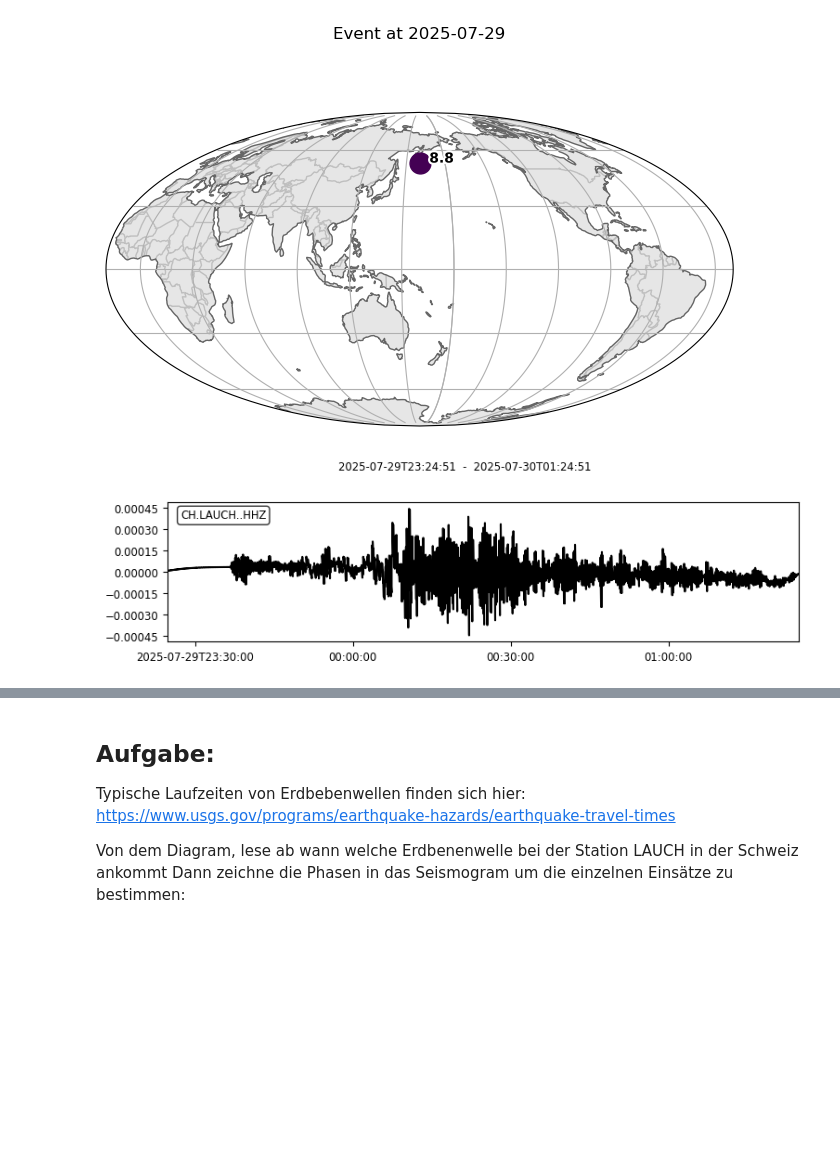
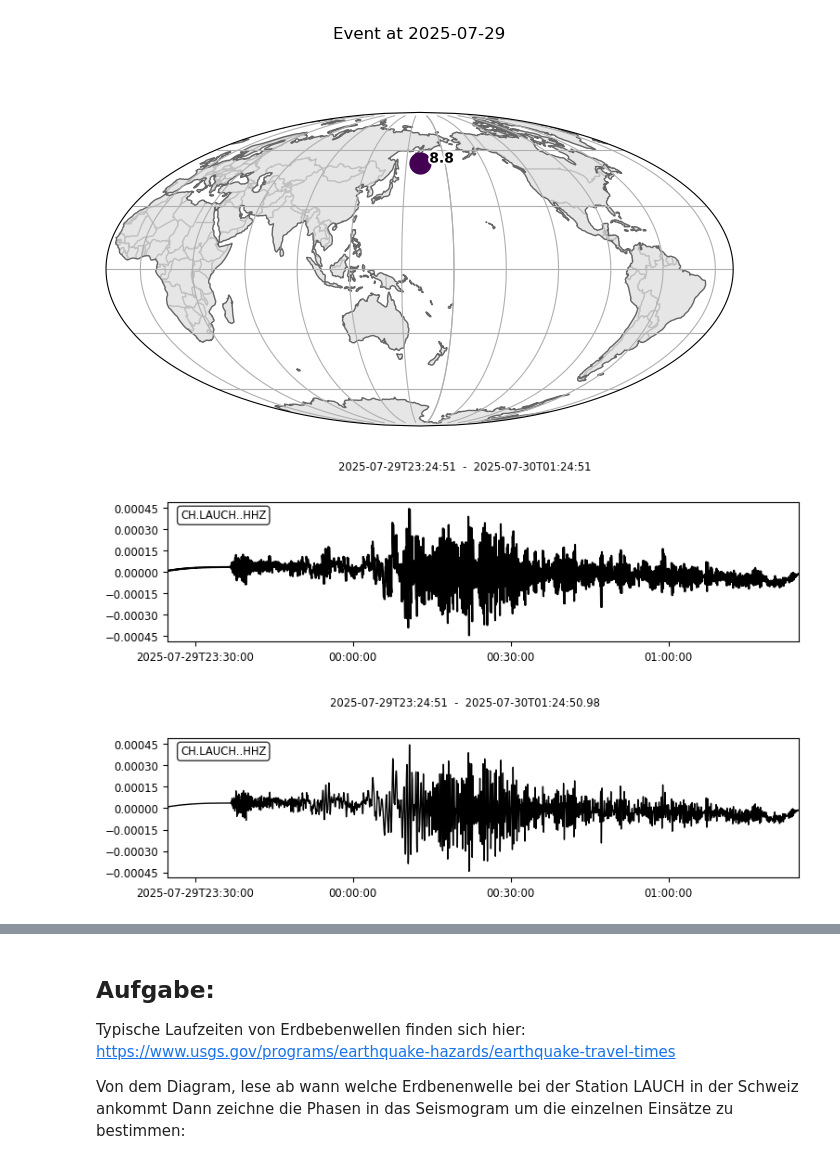
Before and after one commit to niko-d/test_setup, a Jupyter notebook: notebooks/ErdbebenDaten.ipynb, the cells around one changed output, grey strips where cells are left out. Drawn from its saved outputs; the diff is of its cells as text; code cells hidden in the pictures; blank space fills up the shorter version.

```diff
--- a/notebooks/ErdbebenDaten.ipynb
+++ b/notebooks/ErdbebenDaten.ipynb
@@ -270,33 +270,37 @@ cat.plot();
 start_time = UTCDateTime("2025-07-29T23:24:51")
 
 # Und dann laden wir Daten von einem bestimmten Seismometer zu diesem Zeitpunkt herunter.
 # Um den Seismometer zu identifizieren hat jeder Sensor einen Code aus
 # Netzwerk (network) z.B. "CH" das Schweiz. Netwerk
 # Station (station) z.B. "LAUCH"
 # Kanal (channel) z.B. "HHZ" was der Aufzeichnung entlang der vertikalen Richtung/Komponente eines Breitbandseismometers entspricht
 # Siehe auch https://networks.seismo.ethz.ch/en/networks/ch/
 
 # Die Daten werden in einem Stream gespeichert,
 # welcher ein oder mehrere Seismogramme, sowie Metadaten wie Informationen über den Seismometer und Zeiten, enthält
 
 stream = client.get_waveforms(
     network="CH",
     station="LAUCH",
     location="*",
     channel="HHZ",   # Z: vertical components N: North components  E: East components
     starttime=start_time,
     endtime=start_time+2*3600,
     attach_response=True
 ).merge()
 
 # Desweiteren bereiten wir die Daten vor, dieser Schritt wandelt die Aufzeichnungen des Seismometers in physikalische Einheiten um
 # hier in Meter pro Sekunde (Velocity)
 stream.remove_response(output="VEL")
 
+# da die Aufzeichnungen lange sind, reduzieren wir die Abtastfrequenz (reduziert Datenvolumen)
+stream.resample(50,no_filter=False)
+
 # Letzendlich können wir das ausgewählte Seismogram plotten
 stream.plot();
 # %% [output]
 [figure]
+[figure, added]
 # %%
 # Wir filtern das Seismogramme in verschiedenen Frequenzbändern (oder Perioden in Sekunden)
 # Die Frequenzbänder beinhalten jeweils Signale mit folgenden Perioden
```
Also changed, not shown: parts of 2 cells of this notebook.
